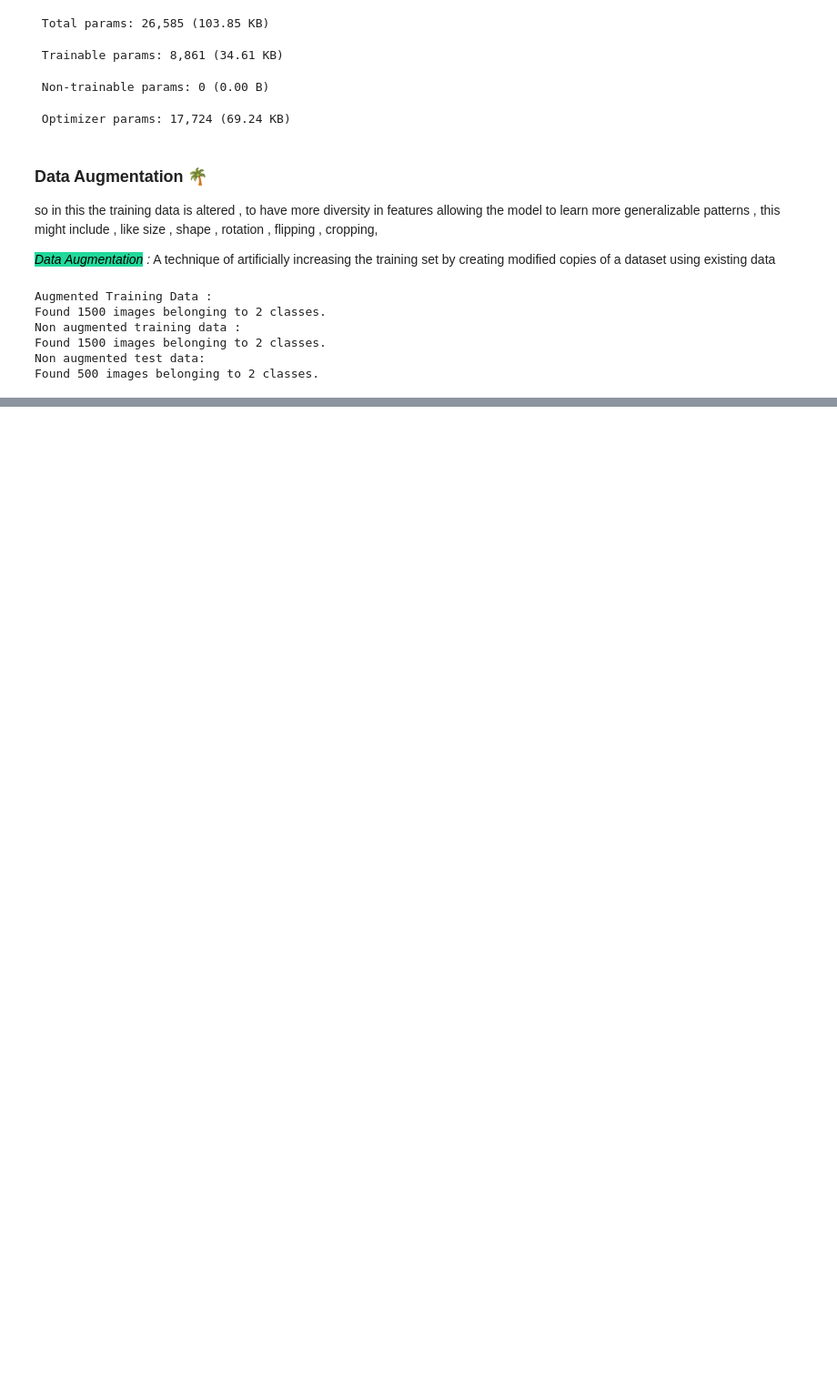
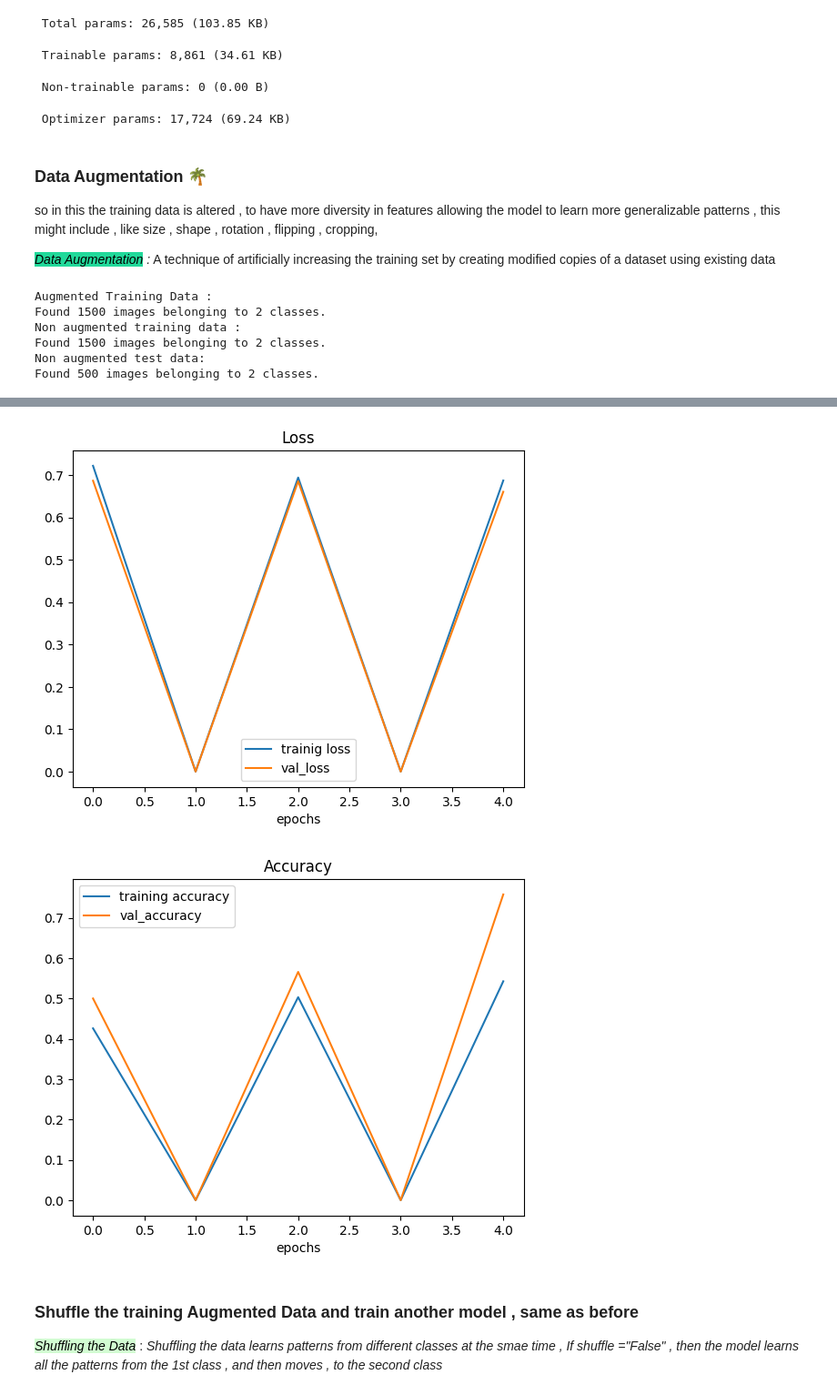
Before and after one commit to akhil4674/ConvolutionalNN_-Compute_vision, a Jupyter notebook: 03_CNN.ipynb, the cells around one changed output, grey strips where cells are left out. Shown at 91% size. Cells and saved outputs as stored; diff of their text form; code cells hidden in the pictures; blank space fills up the shorter version.

Commit message:
Shuffles augmented data

```diff
--- a/03_CNN.ipynb
+++ b/03_CNN.ipynb
@@ -655,7 +655,8 @@ train_datagen_augmented = ImageDataGenerator(rescale = 1/225. ,
                                              zoom_range = 0.2 ,
                                              width_shift_range = 0.2 ,
                                              height_shift_range = 0.3,
-                                             horizontal_flip = True)
+                                             horizontal_flip = True,
+                                             fill_mode = "nearest")
 # %%
 # Create Image Data Generator , without data augmentation
 
@@ -718,0 +720,28 @@ Text(0.5, 1.0, 'Augmented Image')
+# %%
+# Create a model that trains on augmented data
+
+model_6 = Sequential([
+    Conv2D(10, 3 , activation = "relu" , input_shape = (224,224,3)),
+    MaxPool2D(pool_size = 2),
+    Conv2D(10, 3 , activation = "relu"),
+    MaxPool2D(),
+    Conv2D(10, 3 , activation = "relu"),
+    MaxPool2D(),
+    Flatten(),
+    Dense(1 , activation = "sigmoid")
+
+])
+# %%
+# Compile the model_6
+
+model_6.compile(loss = "binary_crossentropy",
+                optimizer = Adam(),
+                metrics = ["accuracy"])
+# %%
+# Fit model_6
+
+history_6 = model_6.fit(train_data_augmented,
+                        epochs = 5,
+                        steps_per_epoch = len(train_data_augmented),
+                        validation_data = test_data,
+                        validation_steps = len(test_data))
@@ -718,0 +767,10 @@ Text(0.5, 1.0, 'Augmented Image')
+# %%
+plot_loss_curves(history_6)
+# %% [output]
+[figure, added]
+[figure, added]
+# %% [markdown]
+### Shuffle the training Augmented Data and train another model , same as before
+
+*<mark style="background: #BBFABBA6;">Shuffling the Data</mark>* : *Shuffling the data learns patterns from different classes at the smae time ,
+If shuffle ="False" , then the model  learns all the patterns from the 1st class , and then moves , to the second class*
```
Also changed, not shown: parts of 7 cells of this notebook.
